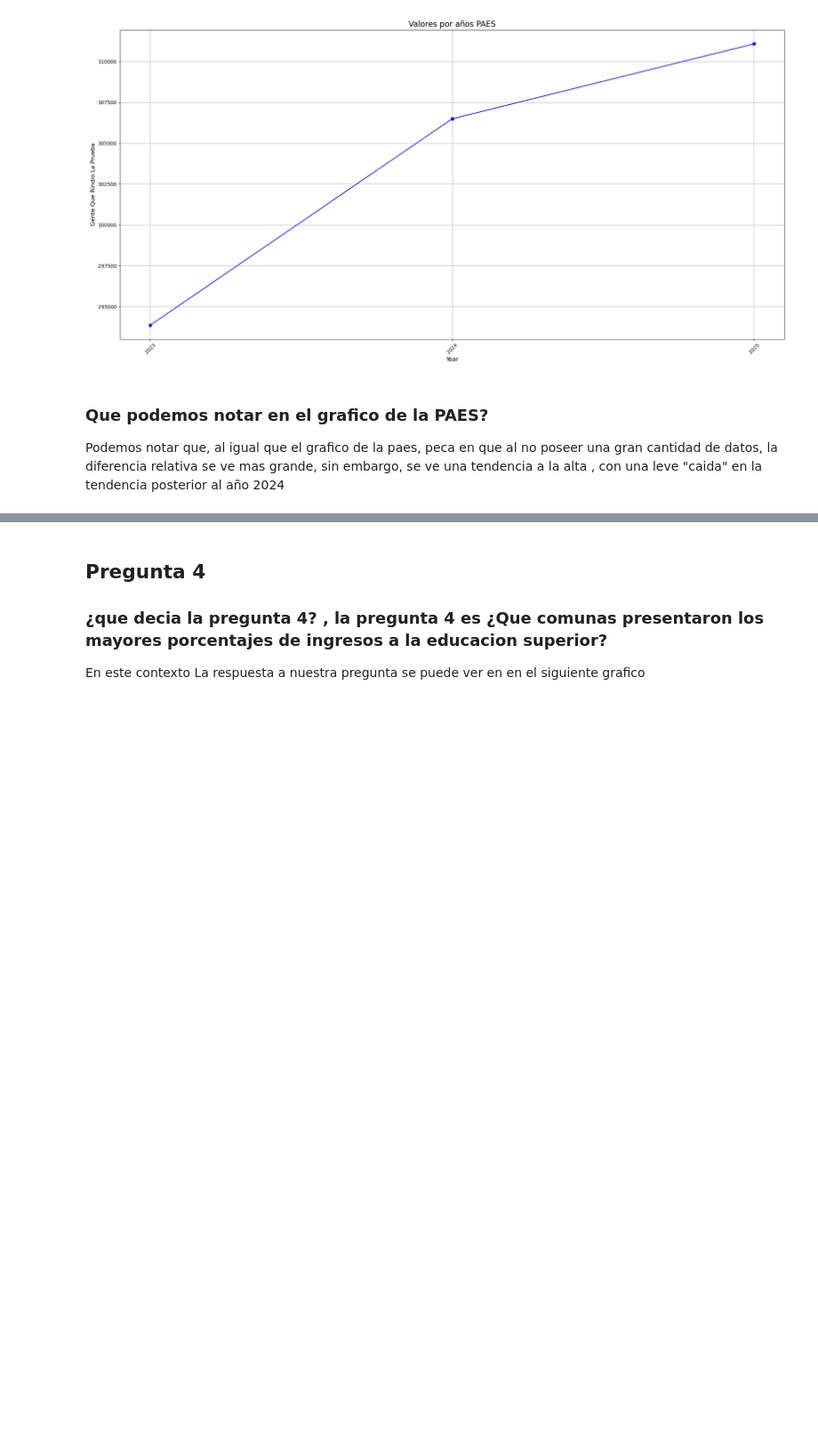
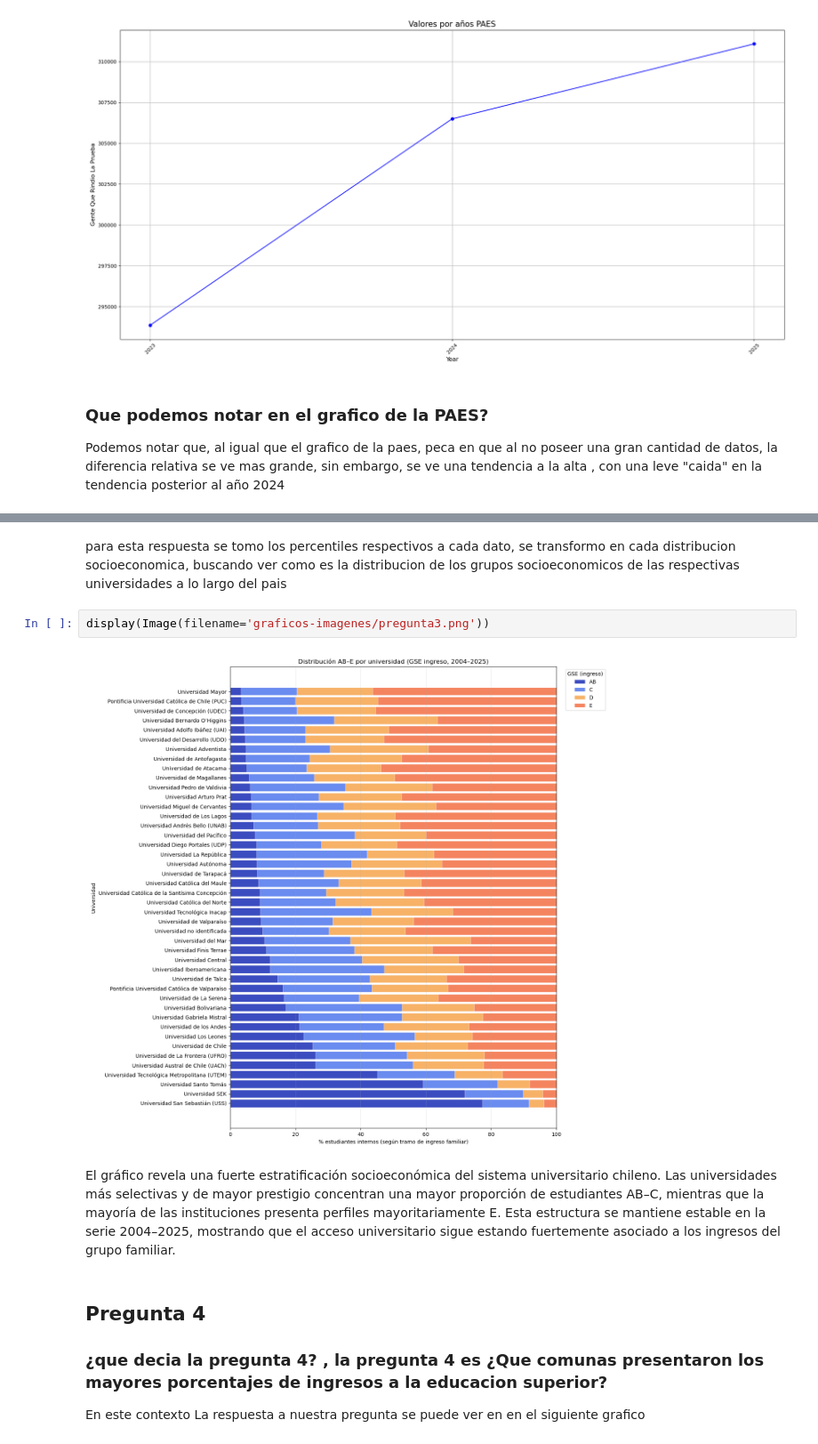
Before and after one commit to Proyecto-IMT-2200/2025-2, a Jupyter notebook: NoteBooks/Presentacion.ipynb, the cells around one changed output, grey strips where cells are left out. Shown at 89% size. Saved outputs shown, nothing was run; the diff lists cells and outputs as text; blank space fills up the shorter version.

```diff
--- a/NoteBooks/Presentacion.ipynb
+++ b/NoteBooks/Presentacion.ipynb
@@ -140,3 +144,11 @@ Podemos notar que, al igual que el grafico de la paes, peca en que al no poseer
+# %% [markdown]
+para esta respuesta se tomo los percentiles respectivos a cada dato, se transformo en cada distribucion socioeconomica, buscando ver como es la distribucion de los grupos socioeconomicos de las respectivas universidades a lo largo del pais
+# %%
+display(Image(filename='graficos-imagenes/pregunta3.png'))
+# %% [output]
+[figure, added]
+# %% [markdown]
+El gráfico revela una fuerte estratificación socioeconómica del sistema universitario chileno. Las universidades más selectivas y de mayor prestigio concentran una mayor proporción de estudiantes AB–C, mientras que la mayoría de las instituciones presenta perfiles mayoritariamente E. Esta estructura se mantiene estable en la serie 2004–2025, mostrando que el acceso universitario sigue estando fuertemente asociado a los ingresos del grupo familiar.
 # %% [markdown]
 ## Pregunta 4
 
```
Also changed, not shown: parts of 1 cell of this notebook, 4 other files.
